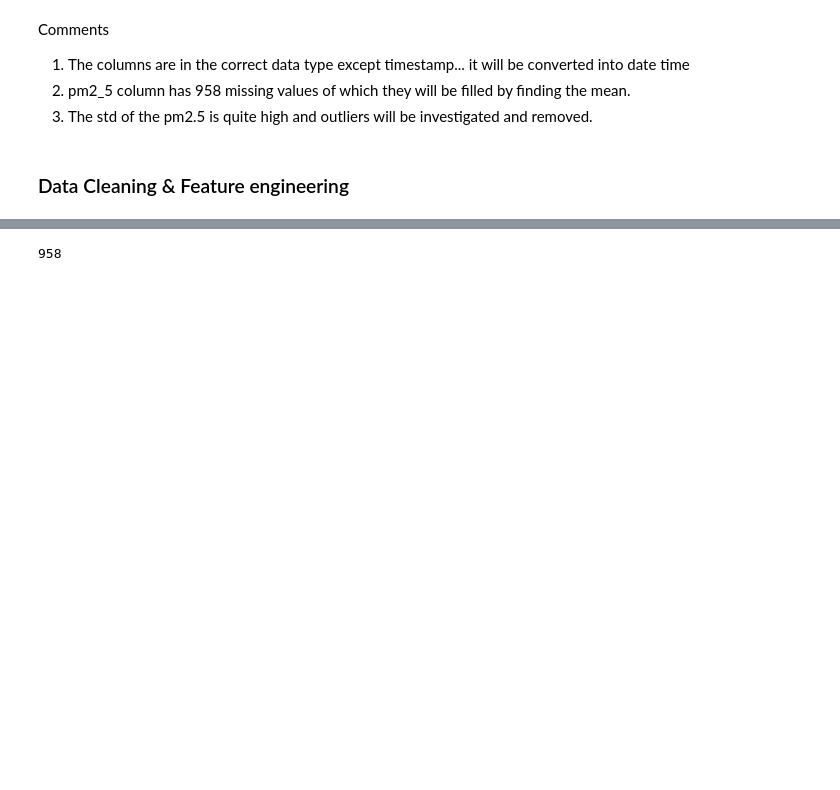
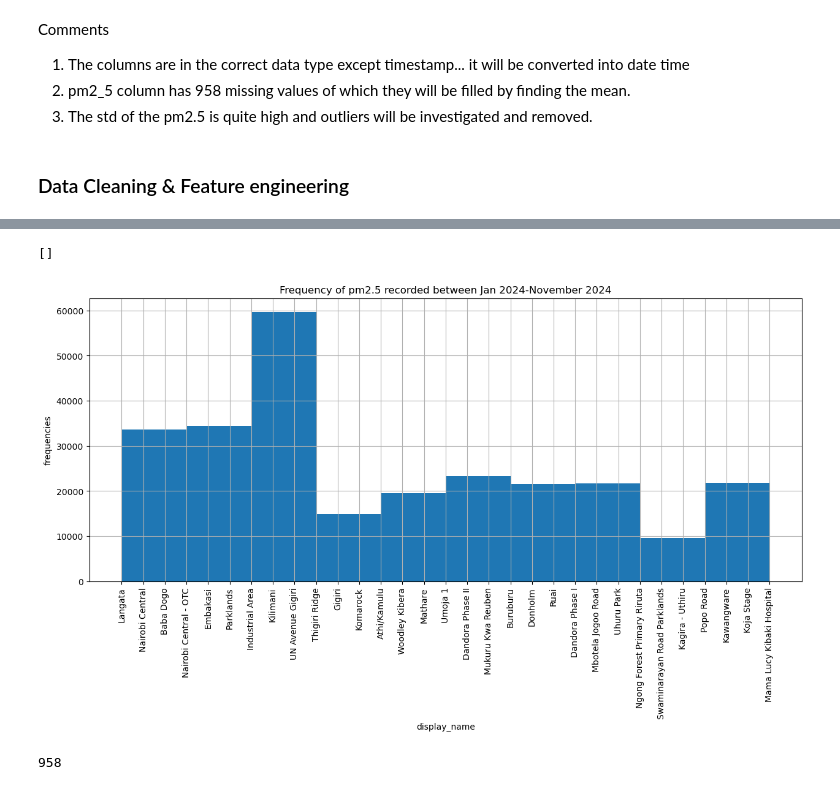
Before and after one commit to ANGI3MAINA/Air_quality_-2024, a Jupyter notebook: notebook.ipynb, the cells around one changed output, grey strips where cells are left out. Saved outputs shown, nothing was run; the diff lists cells and outputs as text; code cells hidden in the pictures; blank space fills up the shorter version.

Commit message:
visualizing value counts

```diff
--- a/notebook.ipynb
+++ b/notebook.ipynb
@@ -241,3 +242,15 @@ Name: count, dtype: int64
+# %%
+#visualizing the value counts
+plt.figure(figsize=(15,6))
+plt.xticks(rotation=90)
+combined_df.display_name.hist()
+plt.title('Frequency of pm2.5 recorded between Jan 2024-November 2024')
+plt.xlabel('display_name')
+plt.ylabel('frequencies')
+plt.plot()
+# %% [output]
+[]
+[figure, added]
 # %%
 #converting time_stamp into date time
 combined_df['timestamp'] = pd.to_datetime(combined_df['timestamp'])
```
Also changed, not shown: parts of 3 cells of this notebook.
